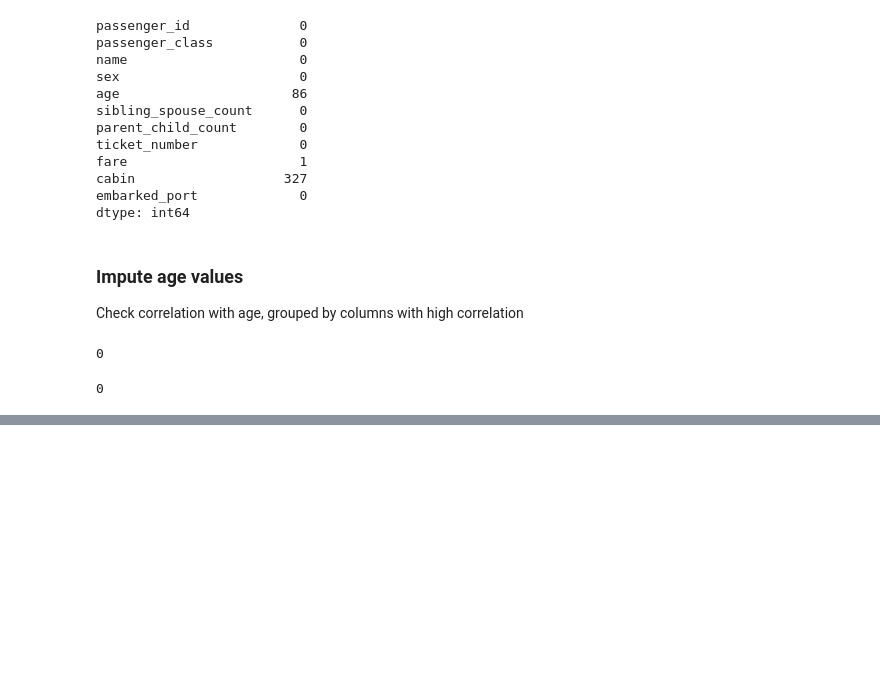
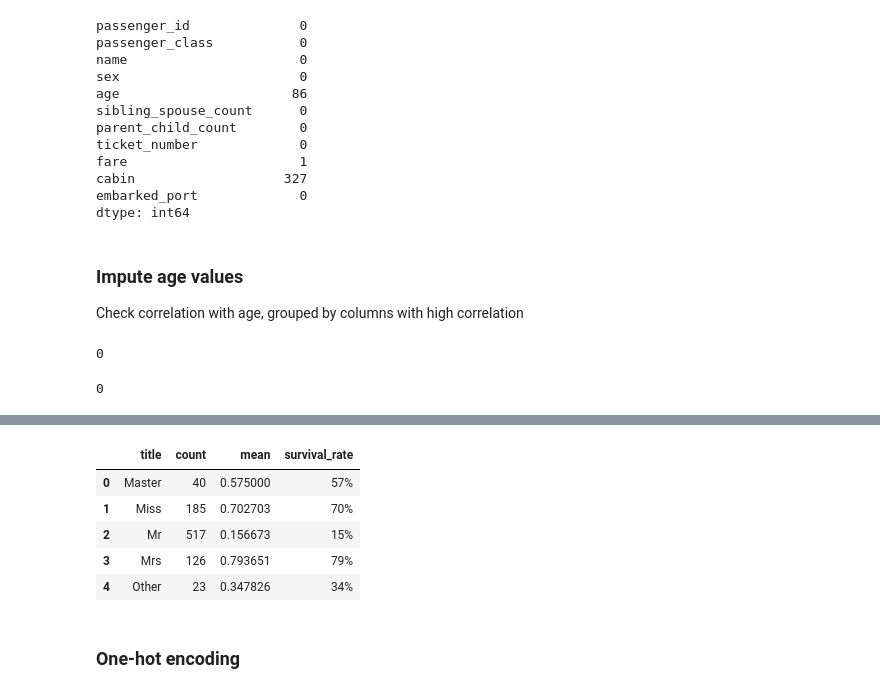
Before and after one commit to helben2002/TitanicCapstoneProject, a Jupyter notebook: ml/notebooks/titanic.ipynb, the cells around one changed output, grey strips where cells are left out. Cells and saved outputs as stored; diff of their text form; code cells hidden in the pictures; blank space fills up the shorter version.

```diff
--- a/ml/notebooks/titanic.ipynb
+++ b/ml/notebooks/titanic.ipynb
@@ -112,0 +225,9 @@ df_test.to_csv('../data/processed/test_cleaned.csv', index=False)
+# %%
+family_size_bins =[0, 1, 4, 20]
+family_size_labels = ['alone', 'small', 'large']
+
+df_clean["family_group"] = pd.cut(
+    df_clean["family_size"],
+    bins=family_size_bins,
+    labels=family_size_labels
+)
@@ -112,0 +252,21 @@ df_test.to_csv('../data/processed/test_cleaned.csv', index=False)
+# %%
+# create new title column
+df_clean["title"] = df_clean["name"].str.extract(r",\s*([^\.]+)\.", expand=False).str.strip()
+# %%
+title_map = {
+    "Mlle": "Miss",
+    "Ms": "Miss",
+    "Mme": "Mrs",
+    "Lady": "Other",
+    "the Countess": "Other",
+    "Dona": "Other",
+    "Dr": "Other",
+    "Rev": "Other",
+    "Col": "Other",
+    "Major": "Other",
+    "Capt": "Other",
+    "Sir": "Other",
+    "Jonkheer": "Other",
+    "Don": "Other"
+}
+df_clean["title"] = df_clean["title"].replace(title_map)
@@ -112,0 +292,11 @@ df_test.to_csv('../data/processed/test_cleaned.csv', index=False)
+# %%
+survival_summary_by_feature(df_clean, "title")
+# %% [output]
+|  | title | count | mean | survival_rate |
+| 0 | Master | 40 | 0.575000 | 57% |
+| 1 | Miss | 185 | 0.702703 | 70% |
+| 2 | Mr | 517 | 0.156673 | 15% |
+| 3 | Mrs | 126 | 0.793651 | 79% |
+| 4 | Other | 23 | 0.347826 | 34% |
+# %% [markdown]
+### One-hot encoding
```
Also changed, not shown: parts of 26 cells of this notebook.
